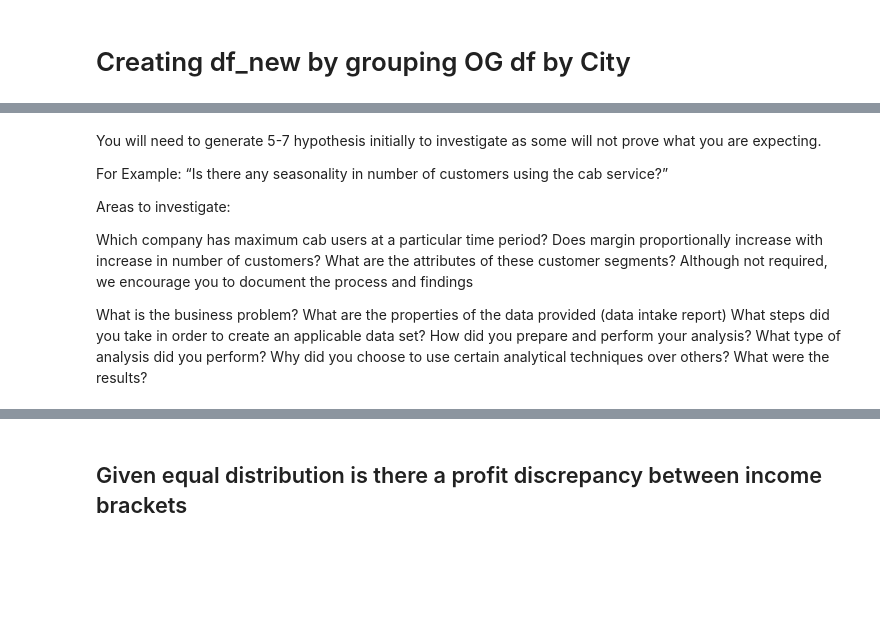
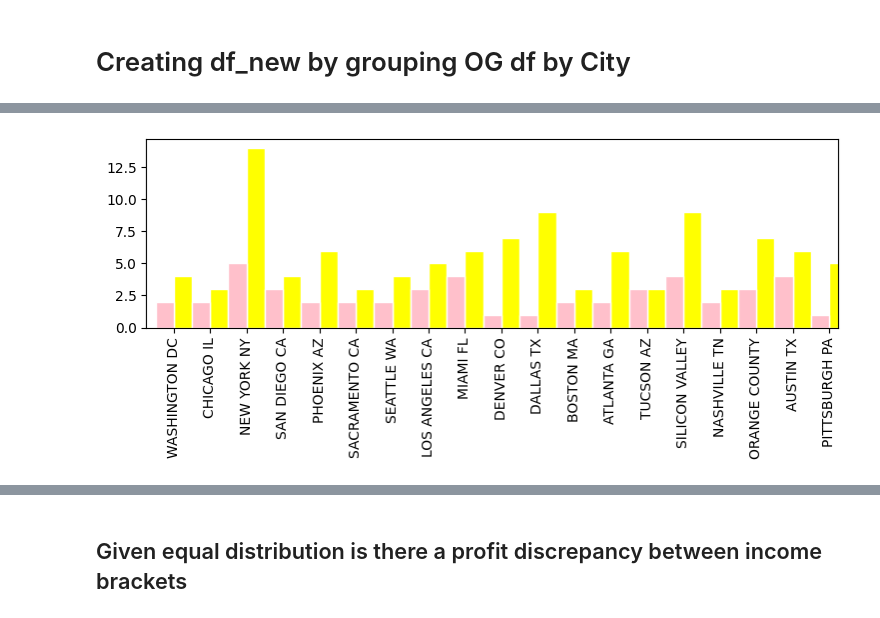
Before and after one commit to Sohlar/DataGlacier-EDA, a Jupyter notebook: Untitled.ipynb, the cells around one changed output, grey strips where cells are left out. Cells and saved outputs as stored; diff of their text form; code cells hidden in the pictures; blank space fills up the shorter version.

```diff
--- a/Untitled.ipynb
+++ b/Untitled.ipynb
@@ -113,19 +115,8 @@ df_new
-# %% [markdown]
-You will need to generate 5-7 hypothesis initially to investigate as some will not prove what you are expecting.
-
-For Example: “Is there any seasonality in number of customers using the cab service?”
-
-Areas to investigate:
-
-Which company has maximum cab users at a particular time period?
-Does margin proportionally increase with increase in number of customers?
-What are the attributes of these customer segments?
-Although not required, we encourage you to document the process and findings
-
-What is the business problem?
-What are the properties of the data provided (data intake report)
-What steps did you take in order to create an applicable data set?
-How did you prepare and perform your analysis?
-What type of analysis did you perform?
-Why did you choose to use certain analytical techniques over others?
-What were the results?
+# %%
+
+
+df_new['Y_Profit_per_KM'].plot(kind='bar', color='Yellow', position=0, linewidth=1, edgecolor='white')
+df_new['P_Profit_per_KM'].plot(kind='bar', color='Pink', position=1,  linewidth=1, edgecolor='white')
+plt.show()
+# %% [output]
+[figure, added]
```
Also changed, not shown: parts of 20 cells of this notebook.
